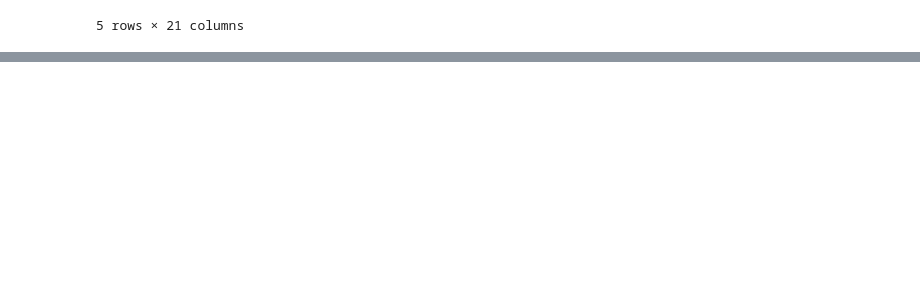
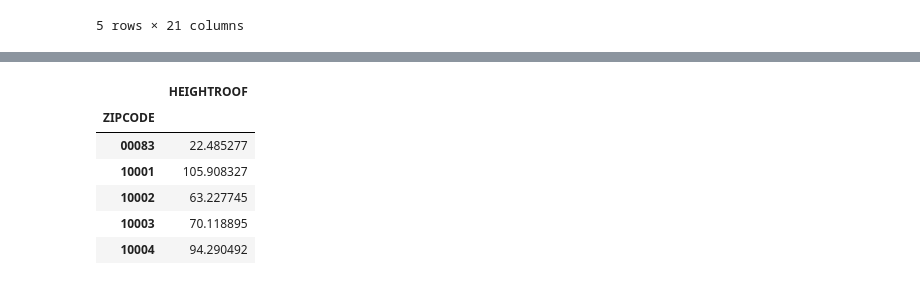
Before and after one commit to ajay1808/CUSP-London-Data-Dive, a Jupyter notebook: Building Heights - NYC.ipynb, the cells around one changed output, grey strips where cells are left out. Saved outputs shown, nothing was run; the diff lists cells and outputs as text; code cells hidden in the pictures; blank space fills up the shorter version.

```diff
--- a/Building Heights - NYC.ipynb
+++ b/Building Heights - NYC.ipynb
@@ -215,3 +193,6 @@ Right CRS: EPSG:4326
 | 167 | 3,173,529 | 29.590000 | POINT (-73.9727991976464 40.61243... | POINT (-73.97280 40.61244) | 29 | 312 | 99525608.2445 | 52245.7846153 | 8 | ... |
 | 531 | 3,171,780 | 24.660000 | POINT (-73.9680177047137 40.61733... | POINT (-73.96802 40.61734) | 29 | 312 | 99525608.2445 | 52245.7846153 | 8 | ... |
 5 rows × 21 columns
+# %%
+dataZ=dataZip[['BIN','HEIGHTROOF','centroid','boro_cd','ZIPCODE','geometry']]
+dataZ.head()
@@ -217,0 +206,11 @@ Right CRS: EPSG:4326
+# %%
+heightperZip = dataZ.groupby(['ZIPCODE']).agg({'HEIGHTROOF':'mean'})
+heightperZip.head()
+# %% [output]
+|  | HEIGHTROOF |
+| ZIPCODE |  |
+| 00083 | 22.485277 |
+| 10001 | 105.908327 |
+| 10002 | 63.227745 |
+| 10003 | 70.118895 |
+| 10004 | 94.290492 |
```
Also changed, not shown: parts of 5 cells of this notebook.
